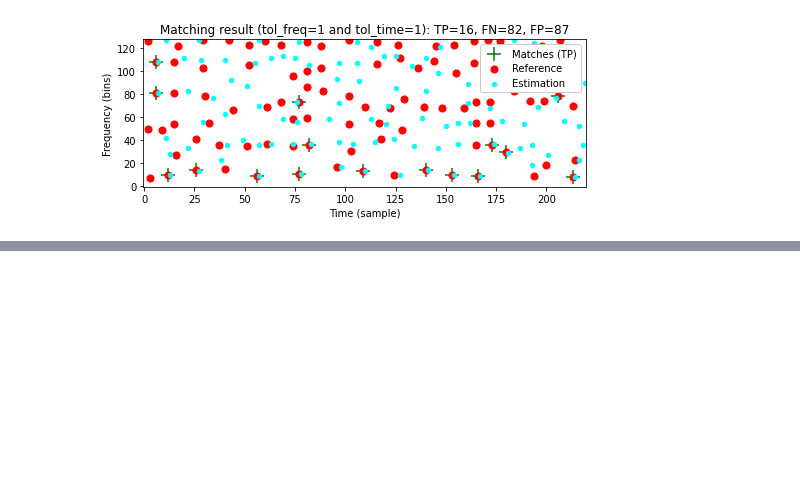
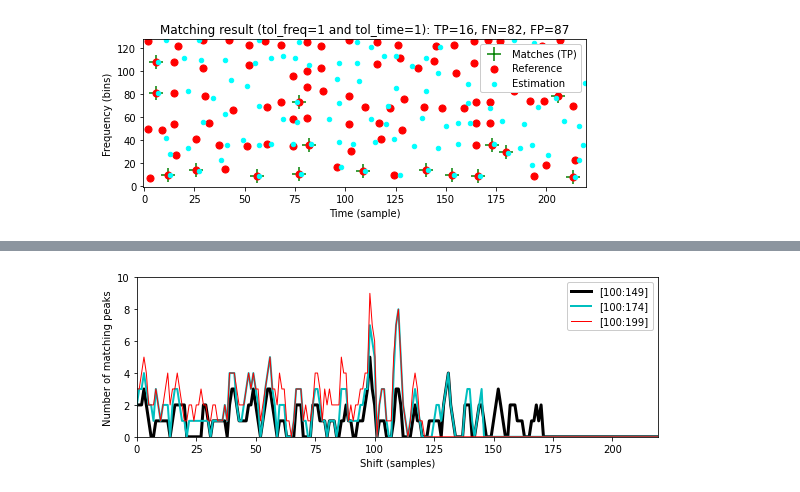
Before and after one commit to jo-cho/mir_kr, a Jupyter notebook: Notebooks/8. Content-Based Audio Retrieval/8.2.Audio_Identification.ipynb, the cells around one changed output, grey strips where cells are left out. Cells and saved outputs as stored; diff of their text form; code cells hidden in the pictures; blank space fills up the shorter version.

```diff
--- a/Notebooks/8. Content-Based Audio Retrieval/8.2.Audio_Identification.ipynb
+++ b/Notebooks/8. Content-Based Audio Retrieval/8.2.Audio_Identification.ipynb
@@ -450,0 +563,17 @@ We continue with our Beatles example using `Original` as $\mathcal{D}$ and the s
+# %%
+fn_wav_Q = path_data+wav_dict['Talking']
+Delta_0, shift_max_0 = compute_Delta(fn_wav_D, fn_wav_Q)
+Delta_1, shift_max_1 = compute_Delta(fn_wav_D, fn_wav_Q, seg_start=100, seg_end=175)
+Delta_2, shift_max_2 = compute_Delta(fn_wav_D, fn_wav_Q, seg_start=100, seg_end=200)
+
+y_max = Delta_2[shift_max_2] + 1
+fig, ax, line = plot_signal(Delta_0, ylim=[0, y_max], color='k',
+                                     xlabel='Shift (samples)',
+                                     ylabel='Number of matching peaks',
+                                     figsize=(8, 3), linewidth=3)
+ax.plot(Delta_1, color='c', linewidth=2)
+ax.plot(Delta_2, color='r', linewidth=1)
+plt.legend(['[100:149]', '[100:174]', '[100:199]'], loc='upper right', framealpha=1)
+plt.show()
+# %% [output]
+[figure, added]
```
Also changed, not shown: parts of 24 cells of this notebook.
